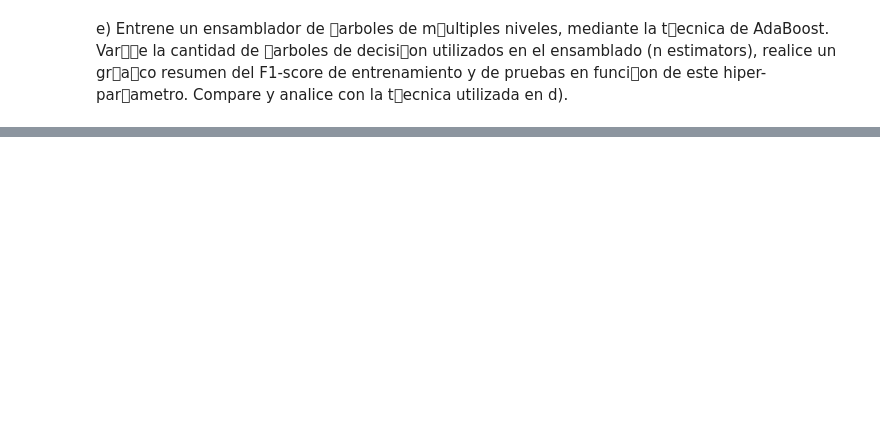
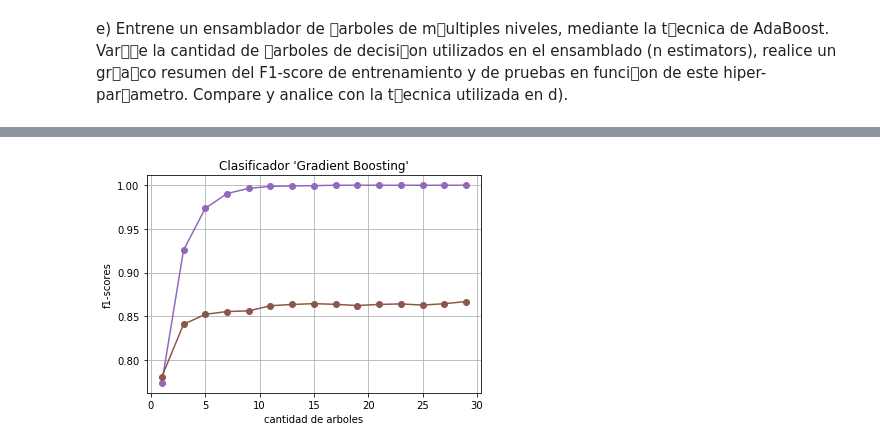
Before and after one commit to sebastian-aranda/machine_learning_utfsm, a Jupyter notebook: tarea3/Tarea3.3-4.ipynb, the cells around one changed output, grey strips where cells are left out. Saved outputs shown, nothing was run; the diff lists cells and outputs as text; code cells hidden in the pictures; blank space fills up the shorter version.

```diff
--- a/tarea3/Tarea3.3-4.ipynb
+++ b/tarea3/Tarea3.3-4.ipynb
@@ -197,0 +355,42 @@
+# %%
+gbm0 = GradientBoostingClassifier(n_estimators=660,
+                                  learning_rate=0.1,
+                                  max_depth=29,
+                                  random_state=10,
+                                  min_samples_leaf = 2,
+                                  min_samples_split = 2,
+                                  subsample = 0.8,
+                                  max_features = None
+                                 )
+predictors = [x for x in df.columns if x not in ['good_quality', 'quality', 'tipo']]
+modelfit(gbm0, X_train, y_train, predictors)
+plt.show()
+# %%
+from sklearn.ensemble import GradientBoostingClassifier
+f1_scores_gbc_train = []
+f1_scores_gbc_test = []
+estimators_gbc = np.arange(start=1, stop=30, step=2, dtype=int)
+for i in estimators_abc:
+    model = GradientBoostingClassifier(n_estimators=i,
+                                       #learning_rate=0.033*i,
+                                       max_depth=29,
+                                       random_state=50,
+                                       min_samples_leaf = 2,
+                                       min_samples_split = 2,
+                                       subsample = 0.8,
+                                      )
+    model = model.fit(X_train, y_train)
+    f1_scores_gbc_train.append(f1_score(y_train, model.predict(X_train)))
+    f1_scores_gbc_test.append(f1_score(y_test, model.predict(X_test)))
+
+
+plt.figure()
+plt.title("Clasificador 'Gradient Boosting'")
+plt.xlabel("cantidad de arboles")
+plt.ylabel("f1-scores")
+plt.grid()
+plt.plot(estimators_gbc, f1_scores_gbc_train, 'o-', color="C4")
+plt.plot(estimators_gbc, f1_scores_gbc_test, 'o-', color="C5")
+plt.show()
+# %% [output]
+[figure, added]
```
Also changed, not shown: parts of 18 cells of this notebook.
